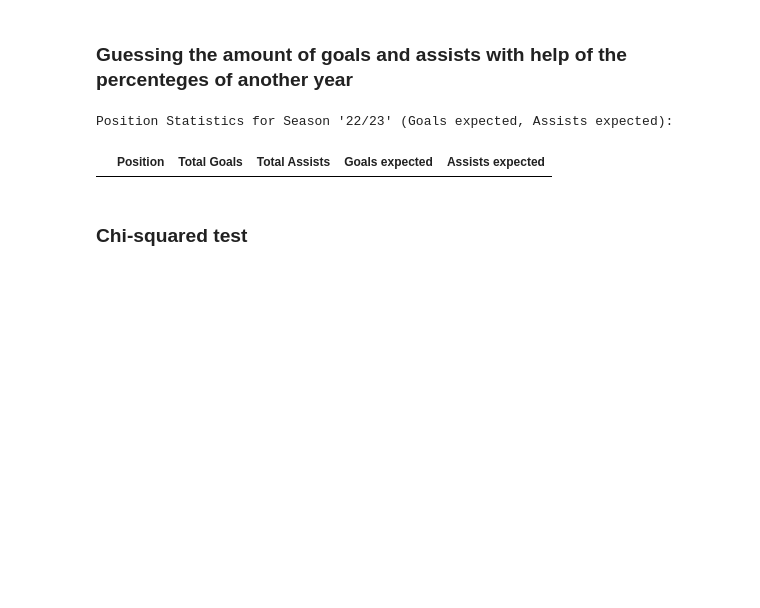
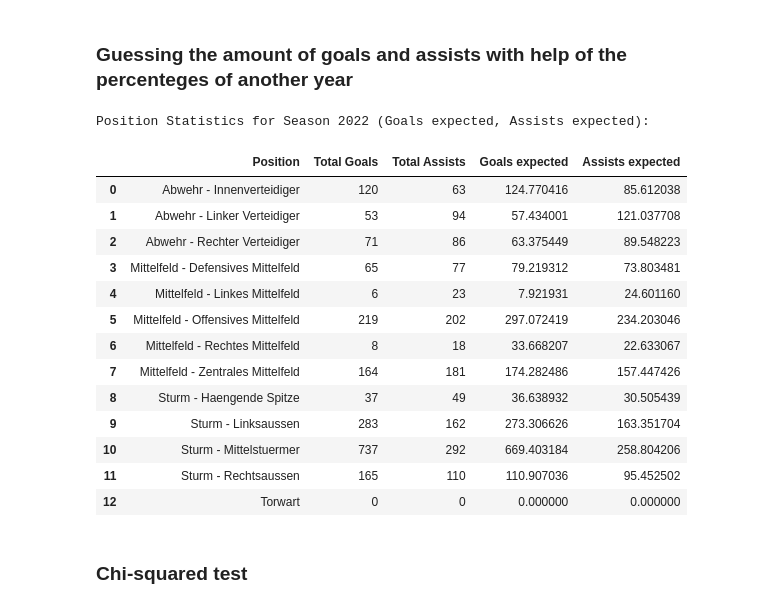
Before and after one commit to loretyan/ProjectDataAnalytics, a Jupyter notebook: Bundesliga.ipynb, the cells around one changed output. Saved outputs shown, nothing was run; the diff lists cells and outputs as text; code cells hidden in the pictures; blank space fills up the shorter version.

```diff
--- a/Bundesliga.ipynb
+++ b/Bundesliga.ipynb
@@ -740,8 +740,9 @@ Torwart mit 8 beidfüßigen Spielern
 # %% [markdown]
 ### Contingency table getting the relation from the total to the positions in percent
 # %%
-selected_season = "'24/25'"
+selected_season = "2023"
 seasonly_stats_filtered = seasonly_stats[seasonly_stats['Saison'] == selected_season]
+print(seasonly_stats['Saison'])
 
 stats_per_position_season = seasonly_stats_filtered.merge(
     df_spieler[['Spieler_id', 'Position']],
@@ -774,7 +800,7 @@ Position Statistics for Season '24/25' (Goals %, Assists %):
 # %% [markdown]
 ### Guessing the amount of goals and assists with help of the percenteges of another year
 # %%
-selected_season = "'22/23'"  # Beispiel für die Saison '22/23'
+selected_season = "2022"  # Beispiel für die Saison '22/23'
 seasonly_stats_filtered = seasonly_stats[seasonly_stats['Saison'] == selected_season]
 
 # Daten mit Spielerinformationen zusammenführen
@@ -782,33 +808,46 @@ stats_per_position_season = seasonly_stats_filtered.merge(
     df_spieler[['Spieler_id', 'Position']],
     left_on='spieler_id',
     right_on='Spieler_id',
     how='left'
 )
 
 # Statistiken für die ausgewählte Saison berechnen
 position_stats_season_2 = stats_per_position_season.groupby('Position').agg({
     'Tore': 'sum',
     'Torvorlagen': 'sum',
 }).reset_index()
 
 # Prozente berechnen
 total_goals = position_stats_season_2['Tore'].sum()
 total_assists = position_stats_season_2['Torvorlagen'].sum()
 
 position_stats_season_2['Goals expected'] = (position_stats_season['Goals (%)'] * total_goals) / 100
 position_stats_season_2['Assists expected'] = (position_stats_season['Assists (%)'] * total_assists) / 100
 
 # Umbenennen der Spalten für bessere Lesbarkeit
 position_stats_season_2.rename(columns={
     'Tore': 'Total Goals',
     'Torvorlagen': 'Total Assists',
 }, inplace=True)
 
 # Ergebnisse anzeigen
 print(f"Position Statistics for Season {selected_season} (Goals expected, Assists expected):")
 display(position_stats_season_2)
 # %% [output]
-Position Statistics for Season '22/23' (Goals expected, Assists expected):
+Position Statistics for Season 2022 (Goals expected, Assists expected):
 |  | Position | Total Goals | Total Assists | Goals expected | Assists expected |
+| 0 | Abwehr - Innenverteidiger | 120 | 63 | 124.770416 | 85.612038 |
+| 1 | Abwehr - Linker Verteidiger | 53 | 94 | 57.434001 | 121.037708 |
+| 2 | Abwehr - Rechter Verteidiger | 71 | 86 | 63.375449 | 89.548223 |
+| 3 | Mittelfeld - Defensives Mittelfeld | 65 | 77 | 79.219312 | 73.803481 |
+| 4 | Mittelfeld - Linkes Mittelfeld | 6 | 23 | 7.921931 | 24.601160 |
+| 5 | Mittelfeld - Offensives Mittelfeld | 219 | 202 | 297.072419 | 234.203046 |
+| 6 | Mittelfeld - Rechtes Mittelfeld | 8 | 18 | 33.668207 | 22.633067 |
+| 7 | Mittelfeld - Zentrales Mittelfeld | 164 | 181 | 174.282486 | 157.447426 |
+| 8 | Sturm - Haengende Spitze | 37 | 49 | 36.638932 | 30.505439 |
+| 9 | Sturm - Linksaussen | 283 | 162 | 273.306626 | 163.351704 |
+| 10 | Sturm - Mittelstuermer | 737 | 292 | 669.403184 | 258.804206 |
+| 11 | Sturm - Rechtsaussen | 165 | 110 | 110.907036 | 95.452502 |
+| 12 | Torwart | 0 | 0 | 0.000000 | 0.000000 |
 # %% [markdown]
 ### Chi-squared test
```
Also changed, not shown: parts of 8 cells of this notebook.
